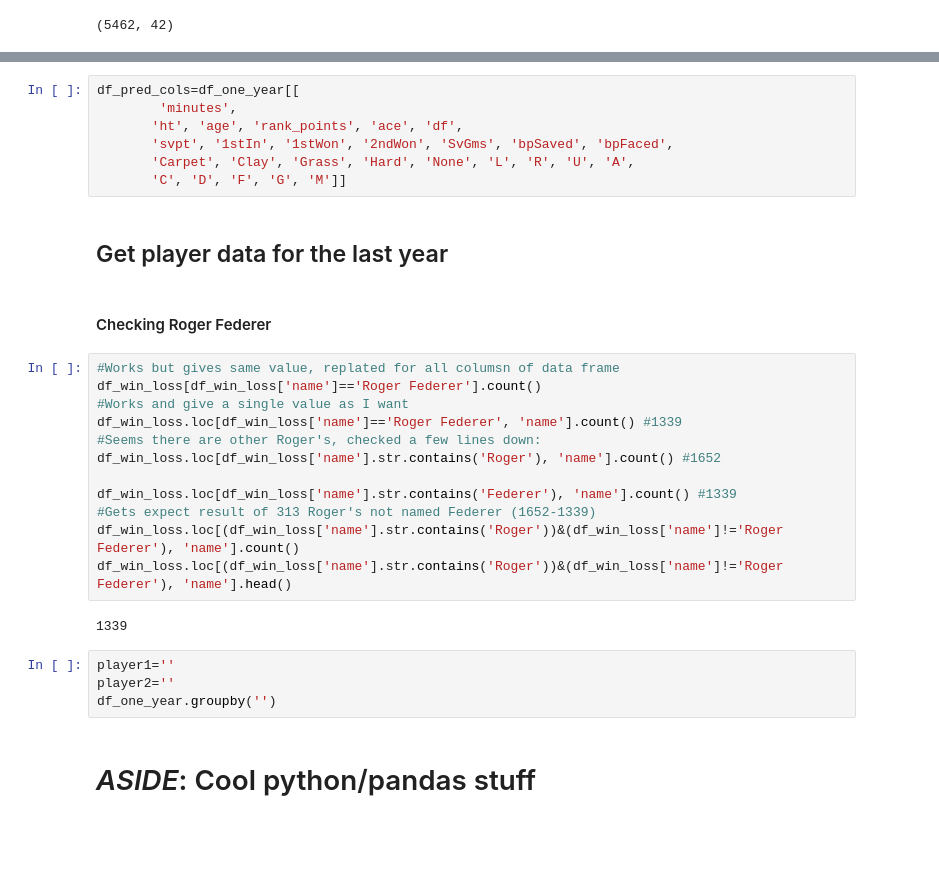
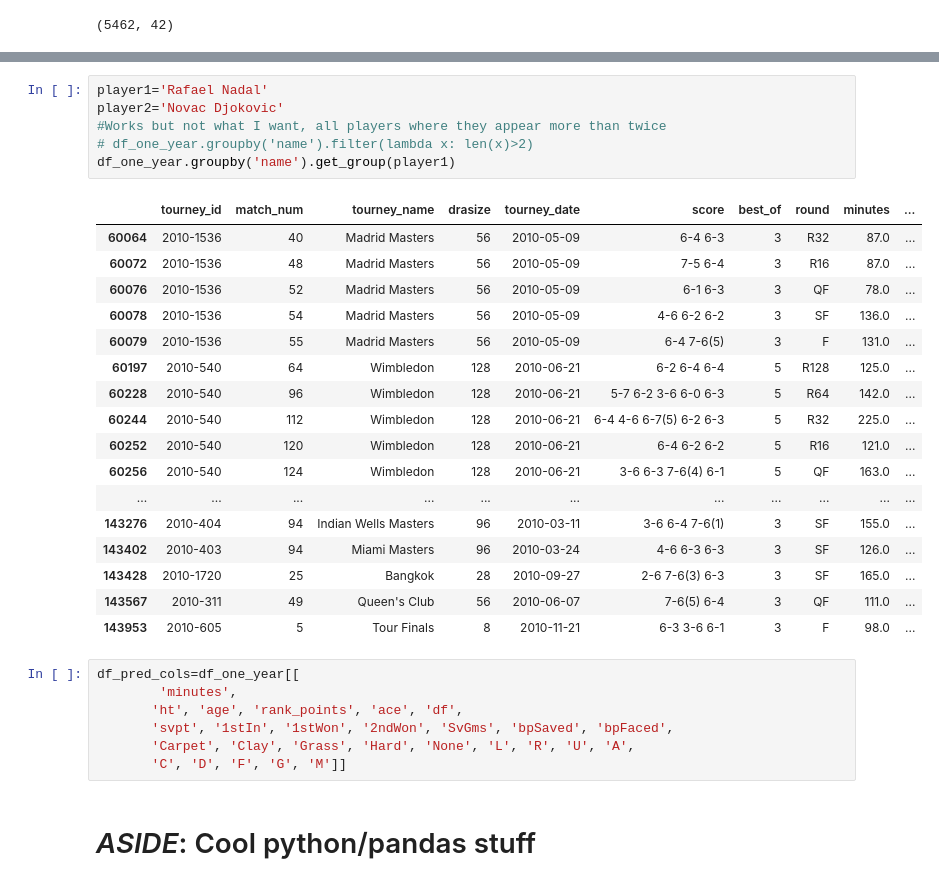
Before and after one commit to kuru0004/mens_tennis_outcomes, a Jupyter notebook: EC2_compute Populate Features using Previous Matches.ipynb, the cells around one changed output, grey strips where cells are left out. Saved outputs shown, nothing was run; the diff lists cells and outputs as text; blank space fills up the shorter version.

```diff
--- a/EC2_compute Populate Features using Previous Matches.ipynb
+++ b/EC2_compute Populate Features using Previous Matches.ipynb
@@ -313,3 +377,27 @@ df_one_year['tourney_date'].apply(lambda x: x.year).unique()
+# %%
+player1='Rafael Nadal'
+player2='Novac Djokovic'
+#Works but not what I want, all players where they appear more than twice
+# df_one_year.groupby('name').filter(lambda x: len(x)>2)
+df_one_year.groupby('name').get_group(player1)
+# %% [output]
+|  | tourney_id | match_num | tourney_name | drasize | tourney_date | score | best_of | round | minutes | ... |
+| 60064 | 2010-1536 | 40 | Madrid Masters | 56 | 2010-05-09 | 6-4 6-3 | 3 | R32 | 87.0 | ... |
+| 60072 | 2010-1536 | 48 | Madrid Masters | 56 | 2010-05-09 | 7-5 6-4 | 3 | R16 | 87.0 | ... |
+| 60076 | 2010-1536 | 52 | Madrid Masters | 56 | 2010-05-09 | 6-1 6-3 | 3 | QF | 78.0 | ... |
+| 60078 | 2010-1536 | 54 | Madrid Masters | 56 | 2010-05-09 | 4-6 6-2 6-2 | 3 | SF | 136.0 | ... |
+| 60079 | 2010-1536 | 55 | Madrid Masters | 56 | 2010-05-09 | 6-4 7-6(5) | 3 | F | 131.0 | ... |
+| 60197 | 2010-540 | 64 | Wimbledon | 128 | 2010-06-21 | 6-2 6-4 6-4 | 5 | R128 | 125.0 | ... |
+| 60228 | 2010-540 | 96 | Wimbledon | 128 | 2010-06-21 | 5-7 6-2 3-6 6-0 6-3 | 5 | R64 | 142.0 | ... |
+| 60244 | 2010-540 | 112 | Wimbledon | 128 | 2010-06-21 | 6-4 4-6 6-7(5) 6-2 6-3 | 5 | R32 | 225.0 | ... |
+| 60252 | 2010-540 | 120 | Wimbledon | 128 | 2010-06-21 | 6-4 6-2 6-2 | 5 | R16 | 121.0 | ... |
+| 60256 | 2010-540 | 124 | Wimbledon | 128 | 2010-06-21 | 3-6 6-3 7-6(4) 6-1 | 5 | QF | 163.0 | ... |
+| ... | ... | ... | ... | ... | ... | ... | ... | ... | ... | ... |
+| 143276 | 2010-404 | 94 | Indian Wells Masters | 96 | 2010-03-11 | 3-6 6-4 7-6(1) | 3 | SF | 155.0 | ... |
+| 143402 | 2010-403 | 94 | Miami Masters | 96 | 2010-03-24 | 4-6 6-3 6-3 | 3 | SF | 126.0 | ... |
+| 143428 | 2010-1720 | 25 | Bangkok | 28 | 2010-09-27 | 2-6 7-6(3) 6-3 | 3 | SF | 165.0 | ... |
+| 143567 | 2010-311 | 49 | Queen's Club | 56 | 2010-06-07 | 7-6(5) 6-4 | 3 | QF | 111.0 | ... |
+| 143953 | 2010-605 | 5 | Tour Finals | 8 | 2010-11-21 | 6-3 3-6 6-1 | 3 | F | 98.0 | ... |
 # %%
 df_pred_cols=df_one_year[[
         'minutes',
@@ -317,28 +405,6 @@ df_pred_cols=df_one_year[[
        'svpt', '1stIn', '1stWon', '2ndWon', 'SvGms', 'bpSaved', 'bpFaced',
        'Carpet', 'Clay', 'Grass', 'Hard', 'None', 'L', 'R', 'U', 'A',
        'C', 'D', 'F', 'G', 'M']]
-# %% [markdown]
-## Get player data for the last  year
-# %% [markdown]
-#### Checking Roger Federer
-# %%
-#Works but gives same value, replated for all columsn of data frame
-df_win_loss[df_win_loss['name']=='Roger Federer'].count()
-#Works and give a single value as I want
-df_win_loss.loc[df_win_loss['name']=='Roger Federer', 'name'].count() #1339
-#Seems there are other Roger's, checked a few lines down:
-df_win_loss.loc[df_win_loss['name'].str.contains('Roger'), 'name'].count() #1652
-
-df_win_loss.loc[df_win_loss['name'].str.contains('Federer'), 'name'].count() #1339
-#Gets expect result of 313 Roger's not named Federer (1652-1339)
-df_win_loss.loc[(df_win_loss['name'].str.contains('Roger'))&(df_win_loss['name']!='Roger Federer'), 'name'].count()
-df_win_loss.loc[(df_win_loss['name'].str.contains('Roger'))&(df_win_loss['name']!='Roger Federer'), 'name'].head()
-# %% [output]
-1339
-# %%
-player1=''
-player2=''
-df_one_year.groupby('')
 # %% [markdown]
 # _ASIDE_: Cool python/pandas stuff
 # %%
```
Also changed, not shown: parts of 8 cells of this notebook, 1 other file.
